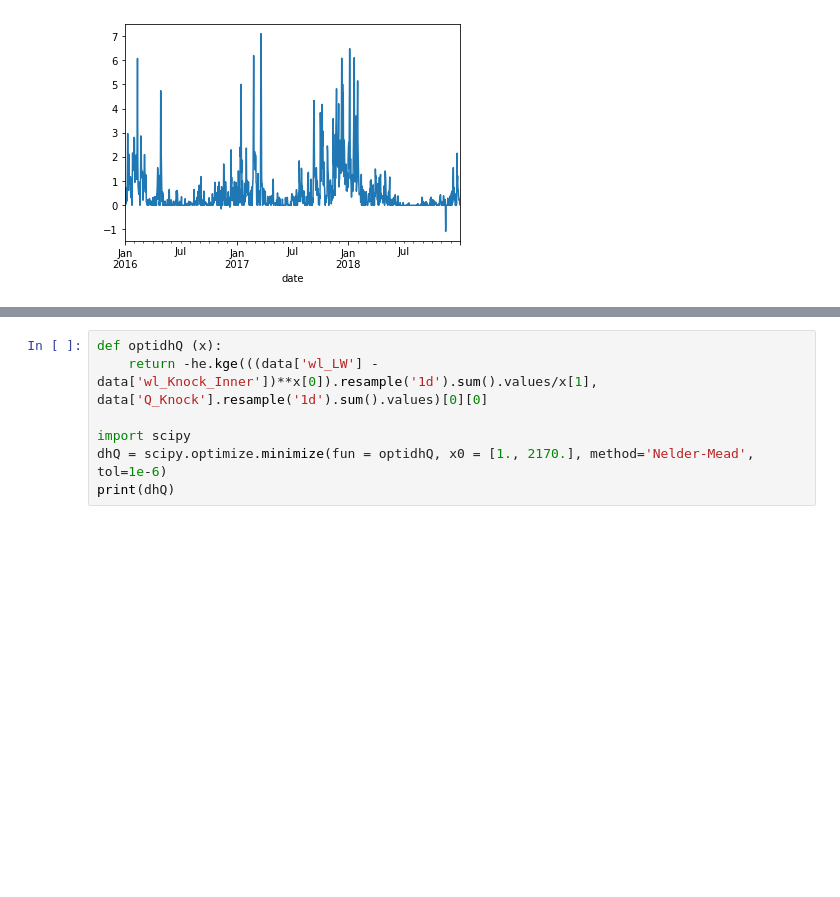
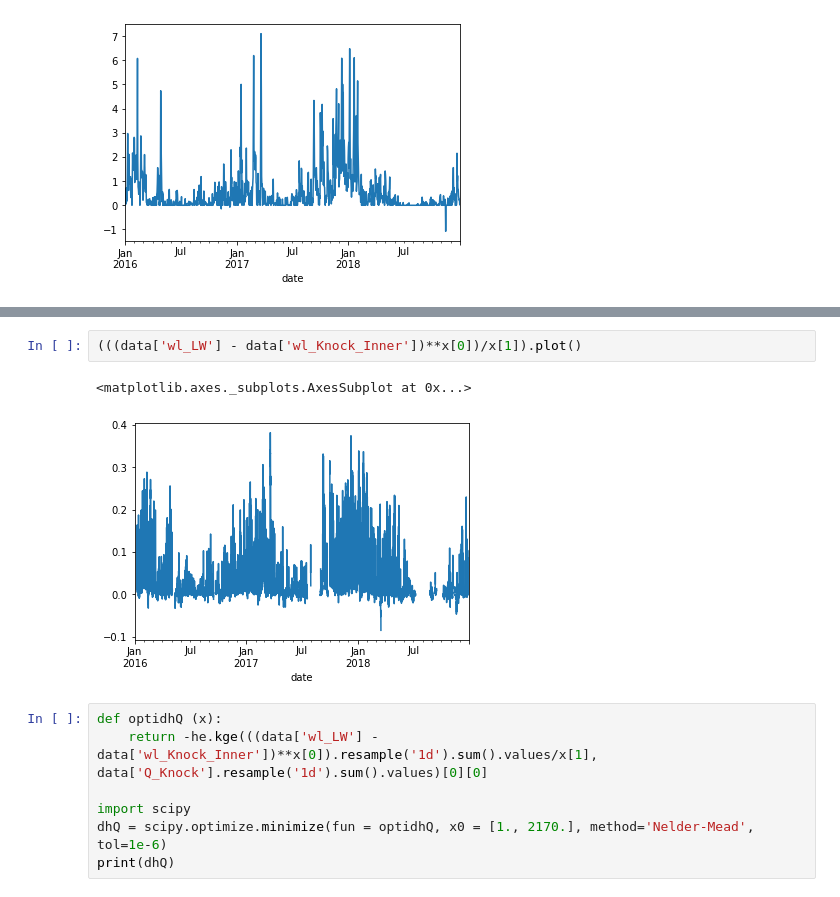
Before and after one commit to jonaslenz/RUINSapp, a Jupyter notebook: extreme analysis/01_canal_flow_dh-Q.ipynb, the cells around one changed output, grey strips where cells are left out. Saved outputs shown, nothing was run; the diff lists cells and outputs as text; blank space fills up the shorter version.

```diff
--- a/extreme analysis/01_canal_flow_dh-Q.ipynb
+++ b/extreme analysis/01_canal_flow_dh-Q.ipynb
@@ -21,3 +28,8 @@ data.Q_Knock.resample('1d').sum().plot()
+# %%
+(((data['wl_LW'] - data['wl_Knock_Inner'])**x[0])/x[1]).plot()
+# %% [output]
+<matplotlib.axes._subplots.AxesSubplot at 0x...>
+[figure, added]
 # %%
 def optidhQ (x):
     return -he.kge(((data['wl_LW'] - data['wl_Knock_Inner'])**x[0]).resample('1d').sum().values/x[1], data['Q_Knock'].resample('1d').sum().values)[0][0]
```
Also changed, not shown: parts of 10 cells of this notebook, 5 other files.
